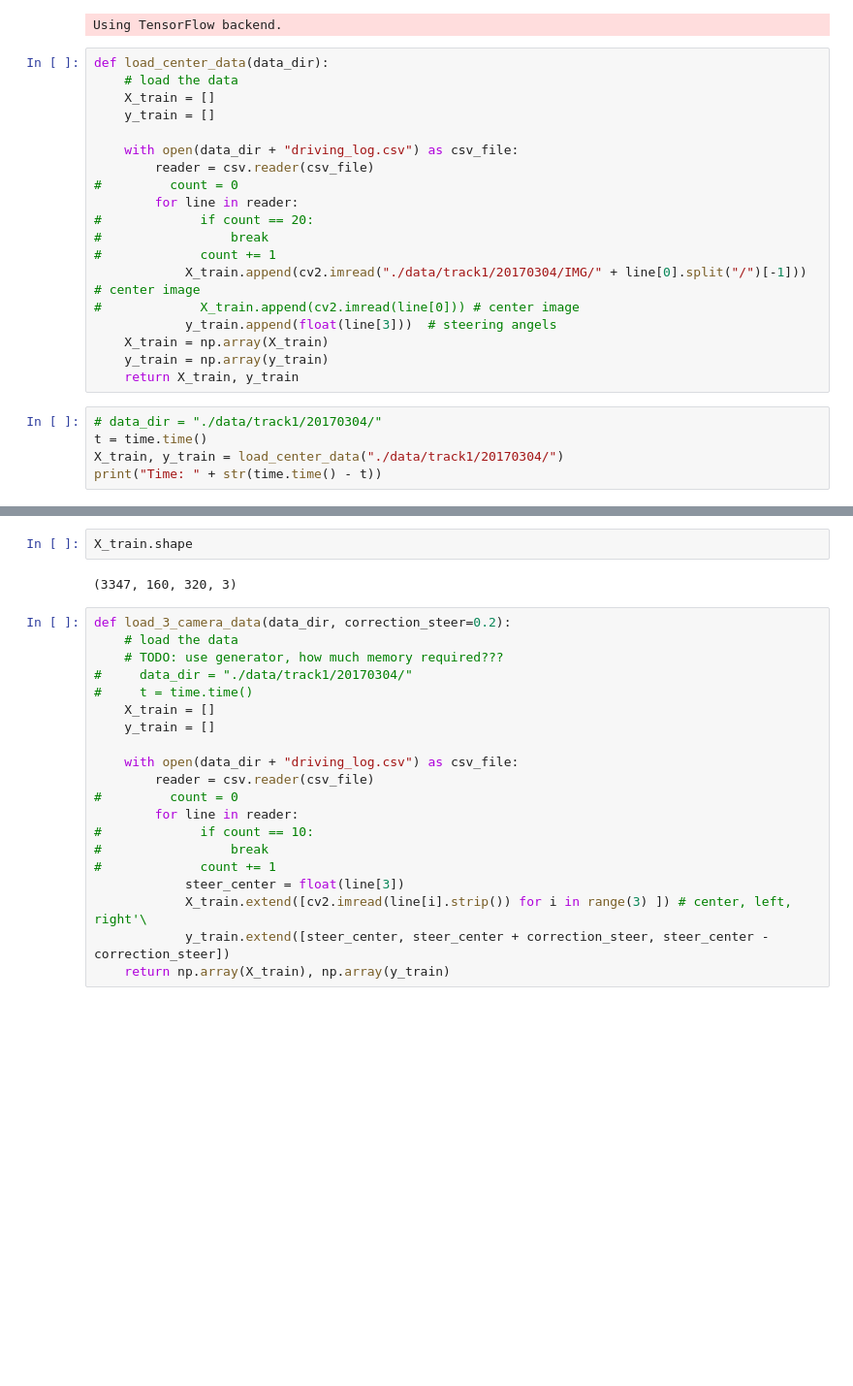
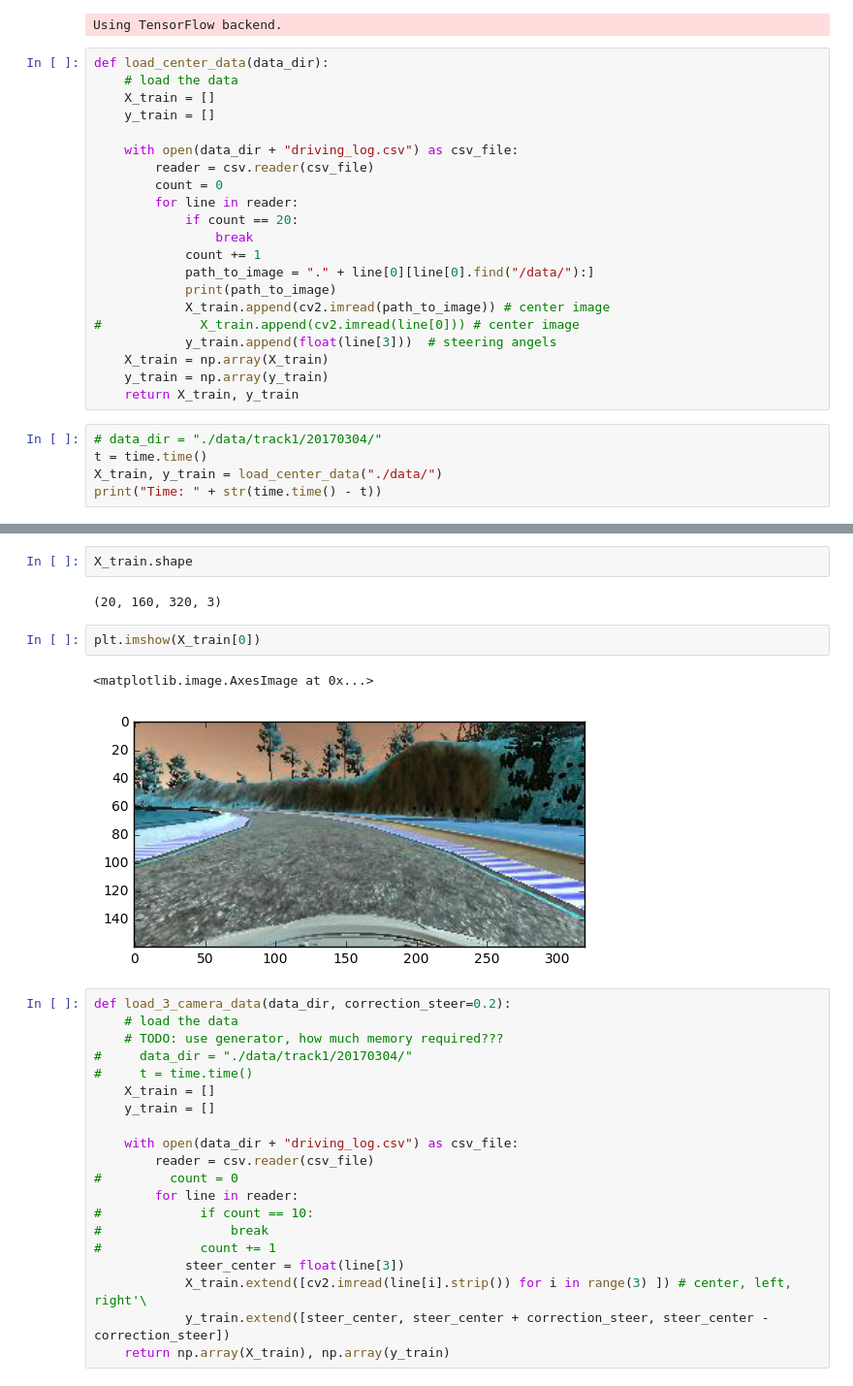
Before and after one commit to dlzhangxg/CarND-Behavioral-Cloning-P3, a Jupyter notebook: behavrior_cloning_training.ipynb, the cells around one changed output, grey strips where cells are left out. Shown: that part at 97% size. Saved outputs shown, nothing was run; the diff lists cells and outputs as text; blank space fills up the shorter version.

```diff
--- a/behavrior_cloning_training.ipynb
+++ b/behavrior_cloning_training.ipynb
@@ -26,12 +26,14 @@ def load_center_data(data_dir):
 
     with open(data_dir + "driving_log.csv") as csv_file:
         reader = csv.reader(csv_file)
-#         count = 0
+        count = 0
         for line in reader:
-#             if count == 20:
-#                 break
-#             count += 1
-            X_train.append(cv2.imread("./data/track1/20170304/IMG/" + line[0].split("/")[-1])) # center image
+            if count == 20:
+                break
+            count += 1
+            path_to_image = "." + line[0][line[0].find("/data/"):]
+            print(path_to_image)
+            X_train.append(cv2.imread(path_to_image)) # center image
 #             X_train.append(cv2.imread(line[0])) # center image
             y_train.append(float(line[3]))  # steering angels
     X_train = np.array(X_train)
@@ -40,6 +42,6 @@ def load_center_data(data_dir):
 # %%
 # data_dir = "./data/track1/20170304/"
 t = time.time()
-X_train, y_train = load_center_data("./data/track1/20170304/")
+X_train, y_train = load_center_data("./data/")
 print("Time: " + str(time.time() - t))
 # %% [output]
@@ -47,7 +65,12 @@ Time: 26.793370008468628
 # %%
 X_train.shape
 # %% [output]
-(3347, 160, 320, 3)
+(20, 160, 320, 3)
+# %%
+plt.imshow(X_train[0])
+# %% [output]
+<matplotlib.image.AxesImage at 0x...>
+[figure, added]
 # %%
 def load_3_camera_data(data_dir, correction_steer=0.2):
     # load the data
```
Also changed, not shown: parts of 2 cells of this notebook.
